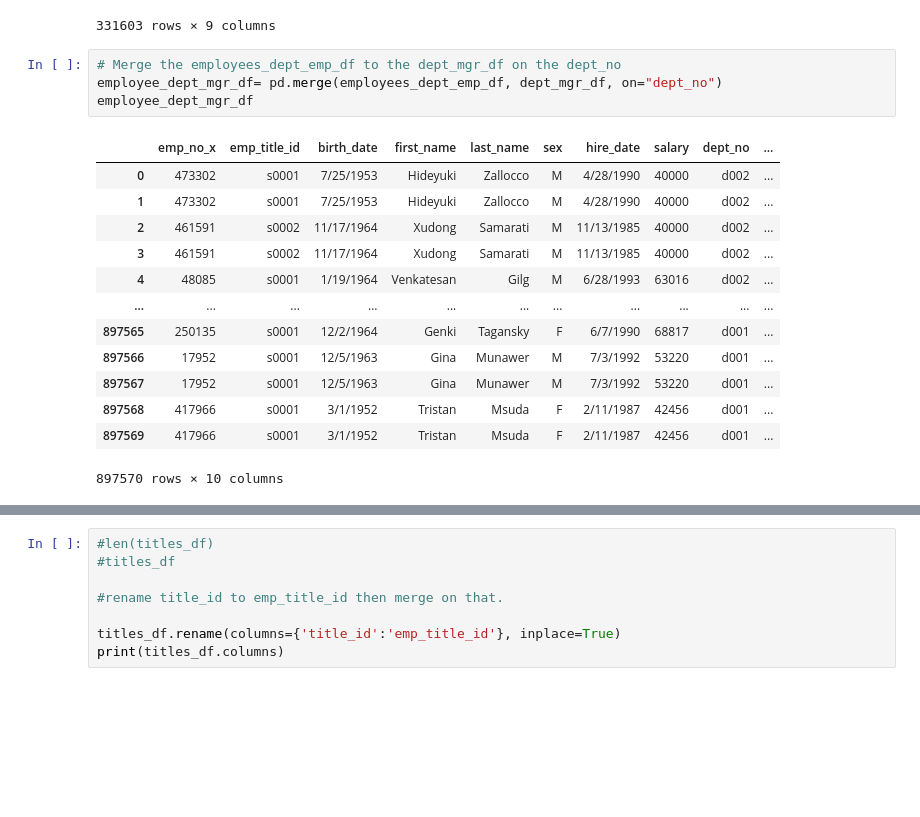
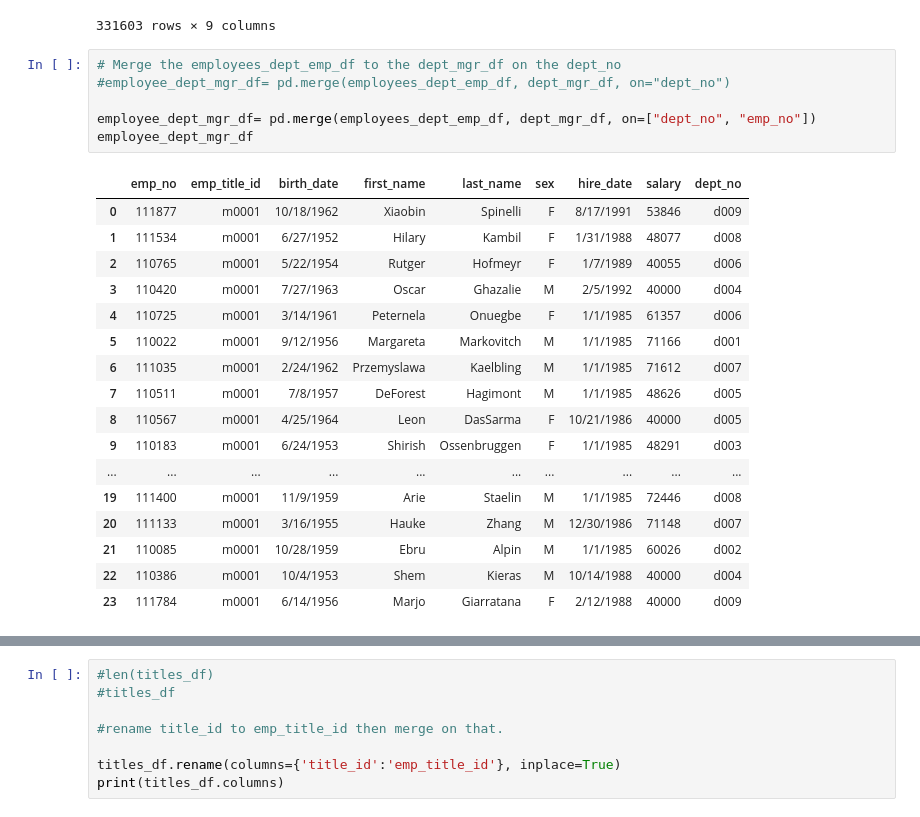
Before and after one commit to JohnMowry77/sql-challenge, a Jupyter notebook: EmployeeSQL/Employee_Bonus.ipynb, the cells around one changed output, grey strips where cells are left out. Drawn from its saved outputs; the diff is of its cells as text; blank space fills up the shorter version.

```diff
--- a/EmployeeSQL/Employee_Bonus.ipynb
+++ b/EmployeeSQL/Employee_Bonus.ipynb
@@ -106,22 +106,28 @@ employees_dept_emp_df
 331603 rows × 9 columns
 # %%
 # Merge the employees_dept_emp_df to the dept_mgr_df on the dept_no
-employee_dept_mgr_df= pd.merge(employees_dept_emp_df, dept_mgr_df, on="dept_no")
+#employee_dept_mgr_df= pd.merge(employees_dept_emp_df, dept_mgr_df, on="dept_no")
+
+employee_dept_mgr_df= pd.merge(employees_dept_emp_df, dept_mgr_df, on=["dept_no", "emp_no"])
 employee_dept_mgr_df
 # %% [output]
-|  | emp_no_x | emp_title_id | birth_date | first_name | last_name | sex | hire_date | salary | dept_no | ... |
-| 0 | 473302 | s0001 | 7/25/1953 | Hideyuki | Zallocco | M | 4/28/1990 | 40000 | d002 | ... |
-| 1 | 473302 | s0001 | 7/25/1953 | Hideyuki | Zallocco | M | 4/28/1990 | 40000 | d002 | ... |
-| 2 | 461591 | s0002 | 11/17/1964 | Xudong | Samarati | M | 11/13/1985 | 40000 | d002 | ... |
-| 3 | 461591 | s0002 | 11/17/1964 | Xudong | Samarati | M | 11/13/1985 | 40000 | d002 | ... |
-| 4 | 48085 | s0001 | 1/19/1964 | Venkatesan | Gilg | M | 6/28/1993 | 63016 | d002 | ... |
-| ... | ... | ... | ... | ... | ... | ... | ... | ... | ... | ... |
-| 897565 | 250135 | s0001 | 12/2/1964 | Genki | Tagansky | F | 6/7/1990 | 68817 | d001 | ... |
-| 897566 | 17952 | s0001 | 12/5/1963 | Gina | Munawer | M | 7/3/1992 | 53220 | d001 | ... |
-| 897567 | 17952 | s0001 | 12/5/1963 | Gina | Munawer | M | 7/3/1992 | 53220 | d001 | ... |
-| 897568 | 417966 | s0001 | 3/1/1952 | Tristan | Msuda | F | 2/11/1987 | 42456 | d001 | ... |
-| 897569 | 417966 | s0001 | 3/1/1952 | Tristan | Msuda | F | 2/11/1987 | 42456 | d001 | ... |
+|  | emp_no | emp_title_id | birth_date | first_name | last_name | sex | hire_date | salary | dept_no |
+| 0 | 111877 | m0001 | 10/18/1962 | Xiaobin | Spinelli | F | 8/17/1991 | 53846 | d009 |
+| 1 | 111534 | m0001 | 6/27/1952 | Hilary | Kambil | F | 1/31/1988 | 48077 | d008 |
+| 2 | 110765 | m0001 | 5/22/1954 | Rutger | Hofmeyr | F | 1/7/1989 | 40055 | d006 |
+| 3 | 110420 | m0001 | 7/27/1963 | Oscar | Ghazalie | M | 2/5/1992 | 40000 | d004 |
+| 4 | 110725 | m0001 | 3/14/1961 | Peternela | Onuegbe | F | 1/1/1985 | 61357 | d006 |
+| 5 | 110022 | m0001 | 9/12/1956 | Margareta | Markovitch | M | 1/1/1985 | 71166 | d001 |
+| 6 | 111035 | m0001 | 2/24/1962 | Przemyslawa | Kaelbling | M | 1/1/1985 | 71612 | d007 |
+| 7 | 110511 | m0001 | 7/8/1957 | DeForest | Hagimont | M | 1/1/1985 | 48626 | d005 |
+| 8 | 110567 | m0001 | 4/25/1964 | Leon | DasSarma | F | 10/21/1986 | 40000 | d005 |
+| 9 | 110183 | m0001 | 6/24/1953 | Shirish | Ossenbruggen | F | 1/1/1985 | 48291 | d003 |
+| ... | ... | ... | ... | ... | ... | ... | ... | ... | ... |
+| 19 | 111400 | m0001 | 11/9/1959 | Arie | Staelin | M | 1/1/1985 | 72446 | d008 |
+| 20 | 111133 | m0001 | 3/16/1955 | Hauke | Zhang | M | 12/30/1986 | 71148 | d007 |
+| 21 | 110085 | m0001 | 10/28/1959 | Ebru | Alpin | M | 1/1/1985 | 60026 | d002 |
+| 22 | 110386 | m0001 | 10/4/1953 | Shem | Kieras | M | 10/14/1988 | 40000 | d004 |
+| 23 | 111784 | m0001 | 6/14/1956 | Marjo | Giarratana | F | 2/12/1988 | 40000 | d009 |
-897570 rows × 10 columns
 # %%
 #merge title and deptarments
 #len(titles_df)
```
Also changed, not shown: parts of 8 cells of this notebook.
